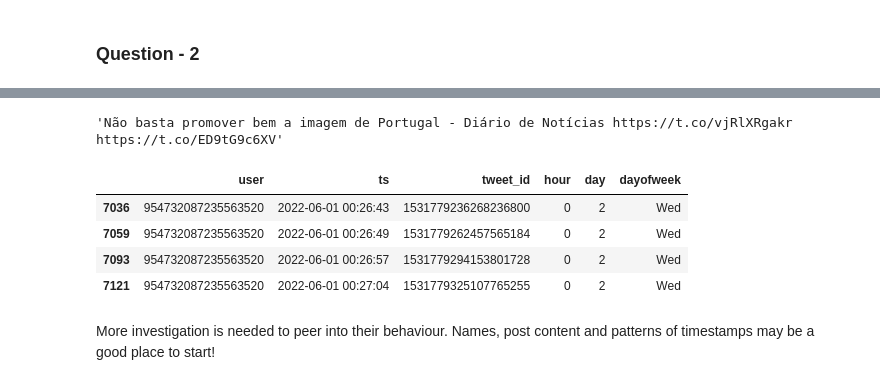
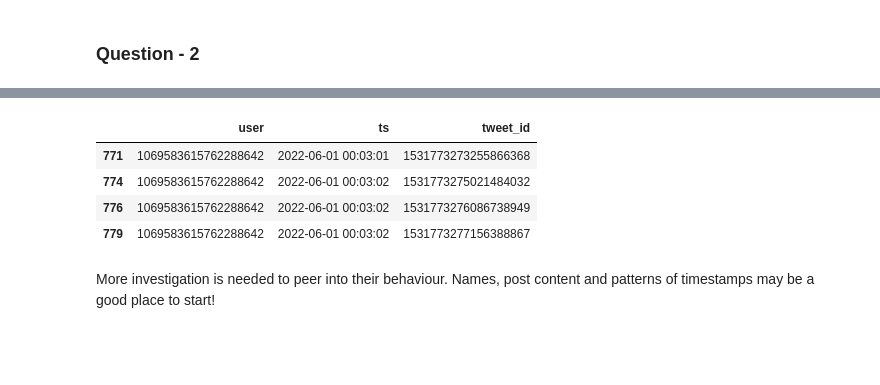
Before and after one commit to katoxiv/X-Notebooks, a Jupyter notebook: Twitter_Coursework/02_Users.ipynb, the cells around one changed output, grey strips where cells are left out. Drawn from its saved outputs; the diff is of its cells as text; code cells hidden in the pictures; blank space fills up the shorter version.

```diff
--- a/Twitter_Coursework/02_Users.ipynb
+++ b/Twitter_Coursework/02_Users.ipynb
@@ -27,7 +27,7 @@ with open(path , 'r' , encoding='utf-8') as in_file:
     csv_reader = csv.reader(in_file , delimiter = "|")
     for line in csv_reader:
         user.append(line[0])
-        # ts.append(line[1])
+        ts.append(line[1])
         # ca.append(line[2])
         tweets.append(line[3])
         mentions.append(line[4])
@@ -41,10 +41,11 @@ Wall time: 27.9 s
 # Convert timestamp to datetime format
 ts_convert = [datetime.datetime.fromtimestamp(int(dt)//1000) for dt in ts]
 
-# twt_df = pd.DataFrame(
-#     list(zip(user , ts_convert , tweets)) , columns = ['user' , 'ts' , 'tweet_id']
-# )
+twt_df = pd.DataFrame(
+    list(zip(user , ts_convert , tweets)) , columns = ['user' , 'ts' , 'tweet_id']
+)
 
-# twt_df = twt_df[twt_df['tweet_id']!="None"].drop_duplicates()
-# print(f'length of tweet df is {len(twt_df)}')
+twt_df = twt_df[twt_df['tweet_id']!="None"].drop_duplicates()
+print(f'length of tweet df is {len(twt_df)}')
+twt_df.head()
 # %% [output]
@@ -148,22 +177,18 @@ Wall time: 101 ms
 | 736010 | 954732087235563520 | 11628 |
 | 188394 | 1384110594 | 11294 |
 | 27730 | 1069583615762288642 | 10087 |
-# %%
-"N\u00e3o basta promover bem a imagem de Portugal - Di\u00e1rio de Not\u00edcias https://t.co/vjRlXRgakr https://t.co/ED9tG9c6XV"
-# %% [output]
-'Não basta promover bem a imagem de Portugal - Diário de Notícias https://t.co/vjRlXRgakr https://t.co/ED9tG9c6XV'
 # %%
-# twt_df[twt_df['user'] == '1384110594'] #L'Hora Catalana - tweets random times e.g.: "It's five minutes to half past eleven in the morning"
-# twt_df[twt_df['user'] == '1069583615762288642'] # minijob-anzeigen.de - German Job website - "Automated"
-# twt_df[twt_df['user'] == '1402775770481713157'] # crazy halal turkish account!
-# twt_df[twt_df['user'] == '1491316688549253120'] # Daily News 79
-twt_df[twt_df['user'] == '954732087235563520'].head(4)
+# twt_df[twt_df['user'] == '1402775770481713157'].head(4) # crazy halal turkish account! political bot?
+# twt_df[twt_df['user'] == '1491316688549253120'].head(4) # Daily News 79
+# twt_df[twt_df['user'] == '954732087235563520'].head(4) # Christian Antolic
+# twt_df[twt_df['user'] == '1384110594'].head(4) #L'Hora Catalana - tweets random times e.g.: "It's five minutes to half past eleven in the morning" // probably bot??
+twt_df[twt_df['user'] == '1069583615762288642'].head(4) # minijob-anzeigen.de - German Job website - "Automated"
 # %% [output]
-|  | user | ts | tweet_id | hour | day | dayofweek |
-| 7036 | 954732087235563520 | 2022-06-01 00:26:43 | 1531779236268236800 | 0 | 2 | Wed |
-| 7059 | 954732087235563520 | 2022-06-01 00:26:49 | 1531779262457565184 | 0 | 2 | Wed |
-| 7093 | 954732087235563520 | 2022-06-01 00:26:57 | 1531779294153801728 | 0 | 2 | Wed |
-| 7121 | 954732087235563520 | 2022-06-01 00:27:04 | 1531779325107765255 | 0 | 2 | Wed |
+|  | user | ts | tweet_id |
+| 771 | 1069583615762288642 | 2022-06-01 00:03:01 | 1531773273255866368 |
+| 774 | 1069583615762288642 | 2022-06-01 00:03:02 | 1531773275021484032 |
+| 776 | 1069583615762288642 | 2022-06-01 00:03:02 | 1531773276086738949 |
+| 779 | 1069583615762288642 | 2022-06-01 00:03:02 | 1531773277156388867 |
 # %% [markdown]
 More investigation is needed to peer into their behaviour. Names, post content and patterns of timestamps may be a good place to start!
 # %%
```
Also changed, not shown: parts of 28 cells of this notebook, 2 other files.
